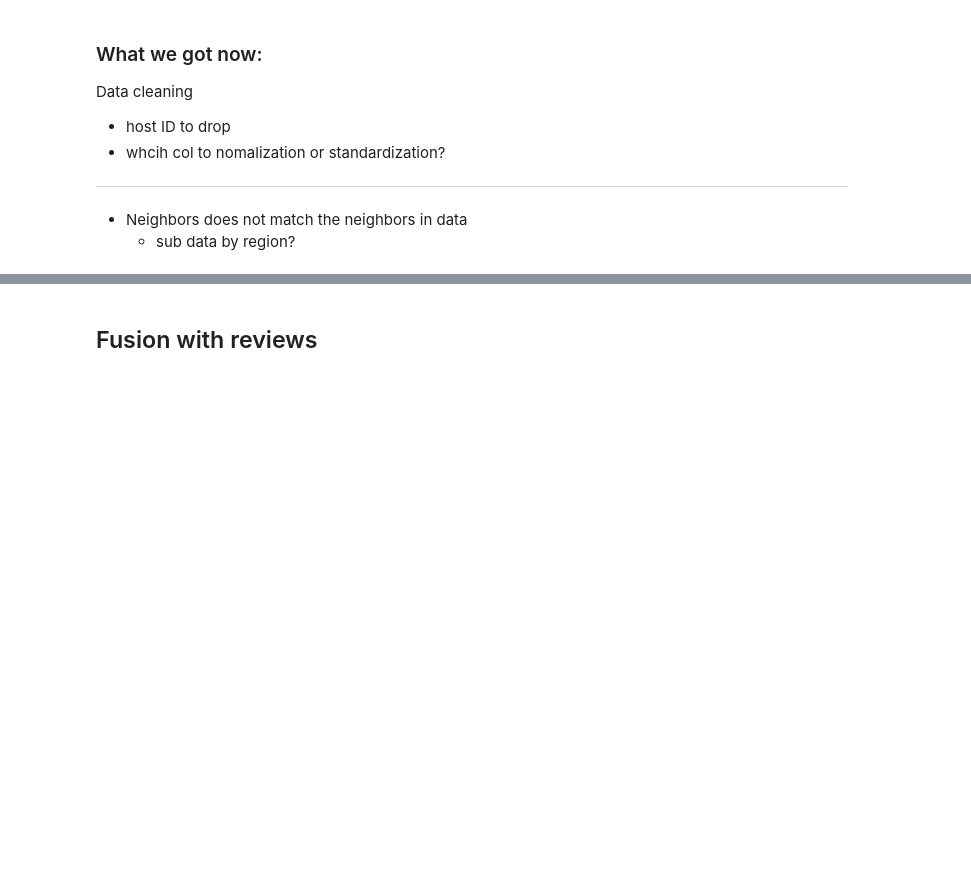
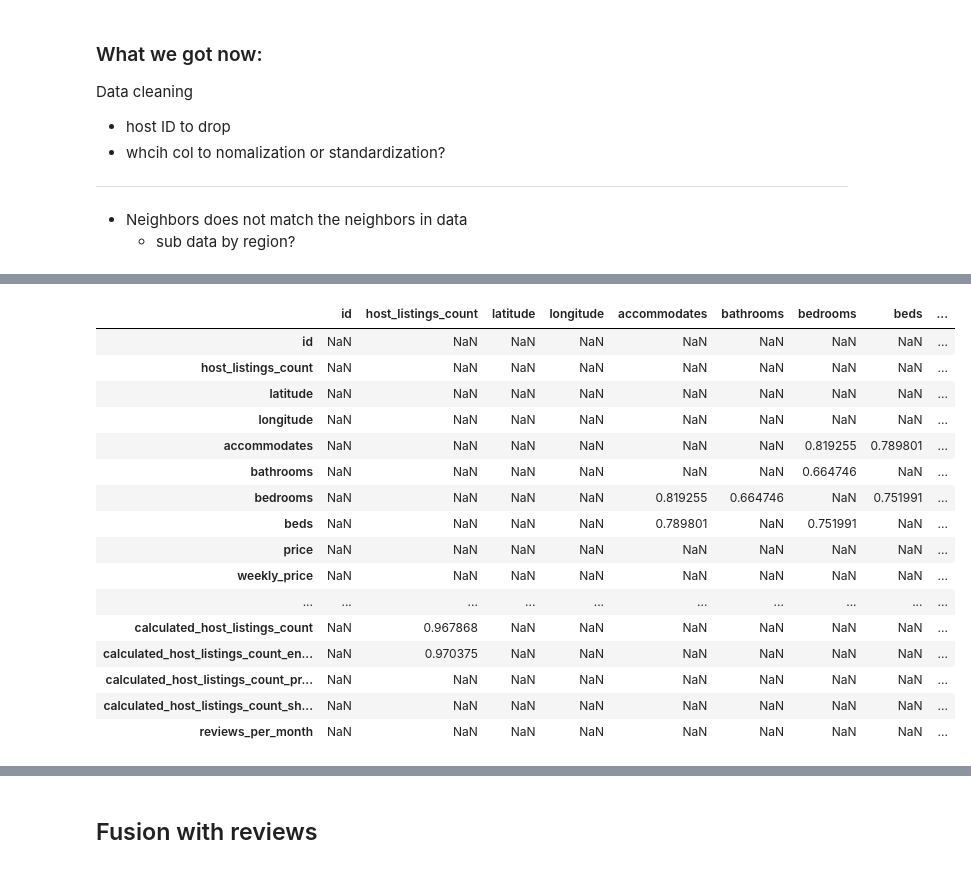
Before and after one commit to johnfcchan/crackdatescience, a Jupyter notebook: Airbnb_evan.ipynb, the cells around one changed output, grey strips where cells are left out. Cells and saved outputs as stored; diff of their text form; code cells hidden in the pictures; blank space fills up the shorter version.

```diff
--- a/Airbnb_evan.ipynb
+++ b/Airbnb_evan.ipynb
@@ -967,0 +976,20 @@ plt.show()
+# %%
+filtered_df
+# %% [output]
+|  | id | host_listings_count | latitude | longitude | accommodates | bathrooms | bedrooms | beds | ... |
+| id | NaN | NaN | NaN | NaN | NaN | NaN | NaN | NaN | ... |
+| host_listings_count | NaN | NaN | NaN | NaN | NaN | NaN | NaN | NaN | ... |
+| latitude | NaN | NaN | NaN | NaN | NaN | NaN | NaN | NaN | ... |
+| longitude | NaN | NaN | NaN | NaN | NaN | NaN | NaN | NaN | ... |
+| accommodates | NaN | NaN | NaN | NaN | NaN | NaN | 0.819255 | 0.789801 | ... |
+| bathrooms | NaN | NaN | NaN | NaN | NaN | NaN | 0.664746 | NaN | ... |
+| bedrooms | NaN | NaN | NaN | NaN | 0.819255 | 0.664746 | NaN | 0.751991 | ... |
+| beds | NaN | NaN | NaN | NaN | 0.789801 | NaN | 0.751991 | NaN | ... |
+| price | NaN | NaN | NaN | NaN | NaN | NaN | NaN | NaN | ... |
+| weekly_price | NaN | NaN | NaN | NaN | NaN | NaN | NaN | NaN | ... |
+| ... | ... | ... | ... | ... | ... | ... | ... | ... | ... |
+| calculated_host_listings_count | NaN | 0.967868 | NaN | NaN | NaN | NaN | NaN | NaN | ... |
+| calculated_host_listings_count_en... | NaN | 0.970375 | NaN | NaN | NaN | NaN | NaN | NaN | ... |
+| calculated_host_listings_count_pr... | NaN | NaN | NaN | NaN | NaN | NaN | NaN | NaN | ... |
+| calculated_host_listings_count_sh... | NaN | NaN | NaN | NaN | NaN | NaN | NaN | NaN | ... |
+| reviews_per_month | NaN | NaN | NaN | NaN | NaN | NaN | NaN | NaN | ... |
```
Also changed, not shown: parts of 9 cells of this notebook.
